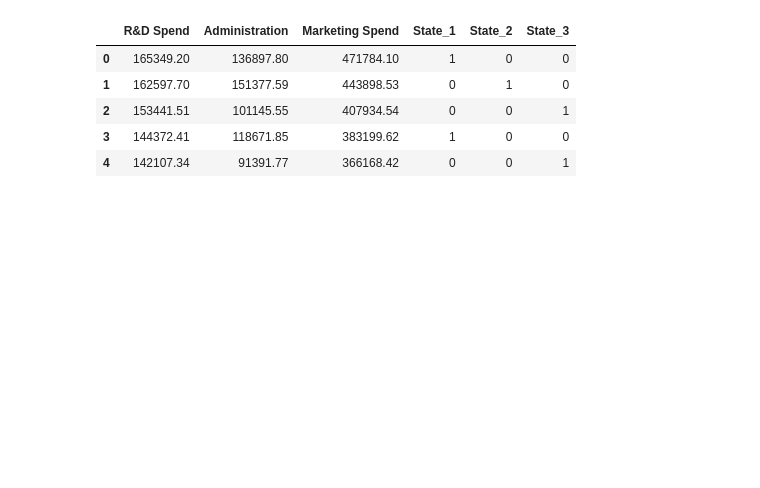
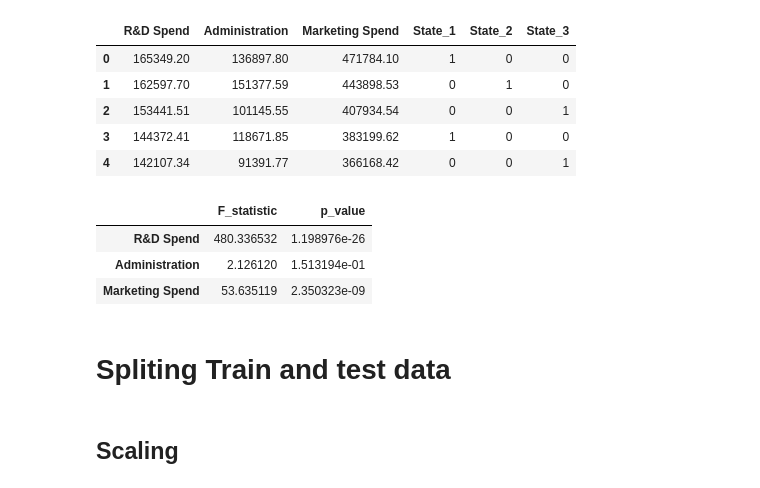
Before and after one commit to TKQhena/50_Startups_Regression-MLG_Assingment3-, a Jupyter notebook: MLG_Assingment_3(Start_UP).ipynb, the cells around one changed output. Cells and saved outputs as stored; diff of their text form; code cells hidden in the pictures; blank space fills up the shorter version.

```diff
--- a/MLG_Assingment_3(Start_UP).ipynb
+++ b/MLG_Assingment_3(Start_UP).ipynb
@@ -186,3 +184,13 @@ features.head()
 | 2 | 153441.51 | 101145.55 | 407934.54 | 0 | 0 | 1 |
 | 3 | 144372.41 | 118671.85 | 383199.62 | 1 | 0 | 0 |
 | 4 | 142107.34 | 91391.77 | 366168.42 | 0 | 0 | 1 |
+# %%
+#Feature Selection
+data=f_regression(features[['R&D Spend','Administration','Marketing Spend']],target)
+f_df=pd.DataFrame(data,index=[['F_statistic','p_value']],columns=features[['R&D Spend','Administration','Marketing Spend']].columns).T
+f_df
+# %% [output]
+|  | F_statistic | p_value |
+| R&D Spend | 480.336532 | 1.198976e-26 |
+| Administration | 2.126120 | 1.513194e-01 |
+| Marketing Spend | 53.635119 | 2.350323e-09 |
@@ -189,2 +199,6 @@ features.head()
+# %% [markdown]
+# Spliting Train and test data
 # %%
 x_train, x_test, y_train, y_test = train_test_split(features, target, test_size=0.2, random_state=0)
+# %% [markdown]
+## Scaling
```
Also changed, not shown: parts of 14 cells of this notebook.
